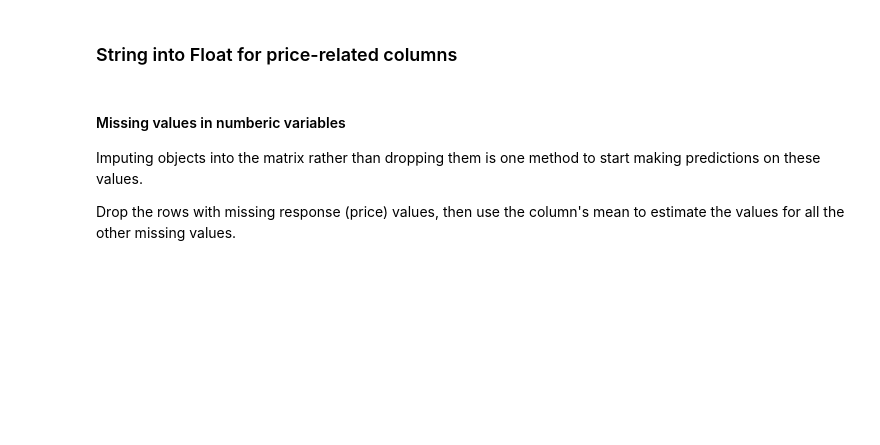
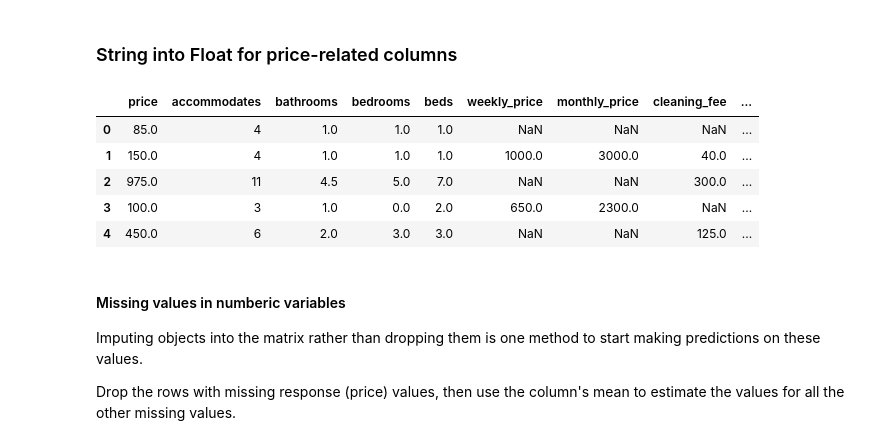
Before and after one commit to yennhi95zz/seattle-airbnb, a Jupyter notebook: udacity-seattle-airbnb-analysis.ipynb, the cells around one changed output. Cells and saved outputs as stored; diff of their text form; code cells hidden in the pictures; blank space fills up the shorter version.

```diff
--- a/udacity-seattle-airbnb-analysis.ipynb
+++ b/udacity-seattle-airbnb-analysis.ipynb
@@ -152,11 +152,28 @@ There are some issues we need to handle in the q3 dataframe:
 * Missing values in categorical variables
 # %% [markdown]
 ### String into Float for price-related columns
-# %%
-q3['price'] = q3['price'].apply(lambda x: float((x[1:].replace(',',''))) if type(x) != float else x)
-q3['weekly_price'] = q3['weekly_price'].apply(lambda x: float((x[1:].replace(',',''))) if type(x) != float else x)
-q3['monthly_price'] = q3['monthly_price'].apply(lambda x: float((x[1:].replace(',',''))) if type(x) != float else x)
-q3['cleaning_fee'] = q3['cleaning_fee'].apply(lambda x: float((x[1:].replace(',',''))) if type(x) != float else x)
+# %%
+def clean_price(col):
+    '''INPUT:
+        col - the price-related column you want to clean.
+    OUTUT:
+        col - a column which has the same column name and is converted with a correct datatype.'''
+
+    col = col.apply(lambda x: float((x[1:].replace(',',''))) if type(x) != float else x)
+    return col
+# %%
+q3['price'] = clean_price(q3['price'])
+q3['weekly_price'] = clean_price(q3['weekly_price'])
+q3['monthly_price'] = clean_price(q3['monthly_price'])
+q3['cleaning_fee'] = clean_price(q3['cleaning_fee'])
+q3.head()
+# %% [output]
+|  | price | accommodates | bathrooms | bedrooms | beds | weekly_price | monthly_price | cleaning_fee | ... |
+| 0 | 85.0 | 4 | 1.0 | 1.0 | 1.0 | NaN | NaN | NaN | ... |
+| 1 | 150.0 | 4 | 1.0 | 1.0 | 1.0 | 1000.0 | 3000.0 | 40.0 | ... |
+| 2 | 975.0 | 11 | 4.5 | 5.0 | 7.0 | NaN | NaN | 300.0 | ... |
+| 3 | 100.0 | 3 | 1.0 | 0.0 | 2.0 | 650.0 | 2300.0 | NaN | ... |
+| 4 | 450.0 | 6 | 2.0 | 3.0 | 3.0 | NaN | NaN | 125.0 | ... |
 # %% [markdown]
 #### Missing values in numberic variables
 
```
Also changed, not shown: parts of 1 cell of this notebook.
